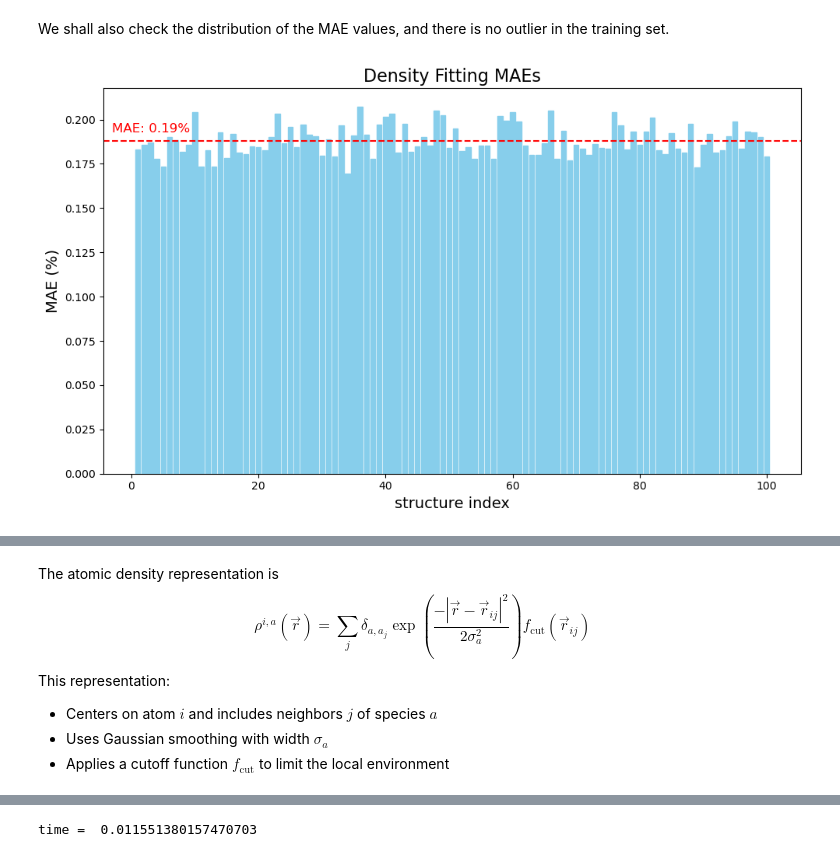
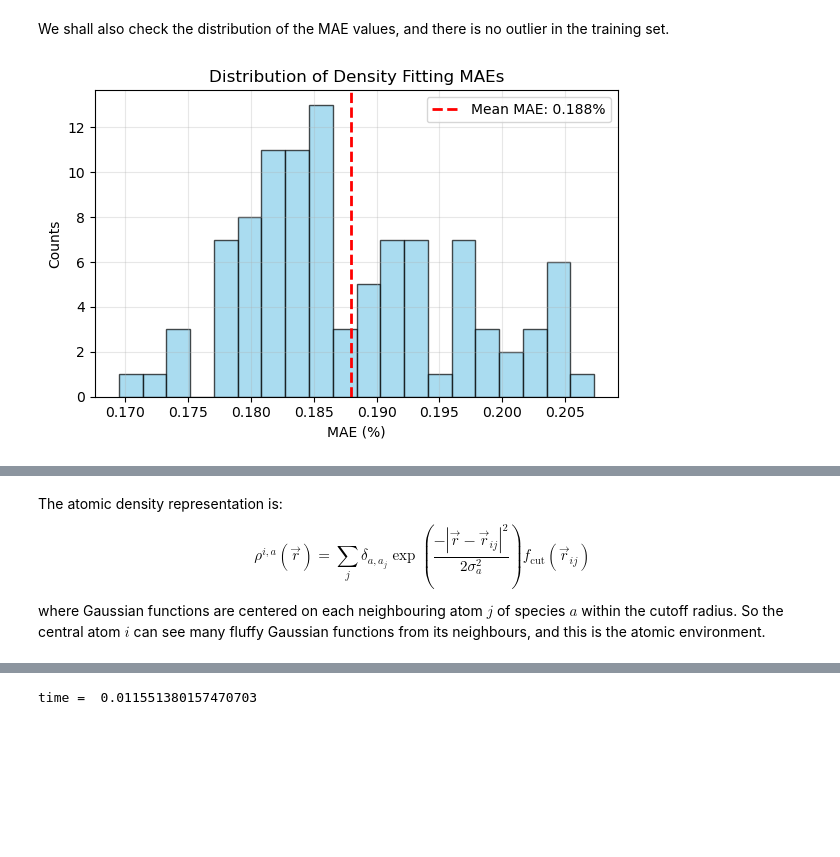
Before and after one commit to mahrossi/inct-tutorial-2025, a Jupyter notebook: SALTED-tutorial/salted-notebook.ipynb, the cells around one changed output, grey strips where cells are left out. Drawn from its saved outputs; the diff is of its cells as text; code cells hidden in the pictures; blank space fills up the shorter version.

```diff
--- a/SALTED-tutorial/salted-notebook.ipynb
+++ b/SALTED-tutorial/salted-notebook.ipynb
@@ -159,26 +168,26 @@ time_cost = 9.55 s
 # %% [markdown]
 We shall also check the distribution of the MAE values, and there is no outlier in the training set.
 # %%
-""" Load the MAE data for density fitting, and visualize it using barplots"""
+""" Load the MAE data for density fitting, and visualize it using histogram"""
 
 data_df = np.loadtxt('df_maes')
-data_df_x = [int(i) for i in data_df.T[0]]
 data_df_y = data_df.T[1]
 
-fig, ax = plt.subplots(figsize=(10, 6))
-bars = ax.bar(data_df_x, data_df_y, color='skyblue', edgecolor='skyblue')
-ax.axhline(y=np.mean(data_df_y), color='red', linestyle='--', label='Mean MAE')
-ax.text(-3, np.mean(data_df_y) + 0.005, f'MAE: {np.mean(data_df_y):.2f}%', color='red', fontsize=12)
+fig, ax = plt.subplots(figsize=(6, 4))
+n, bins, patches = ax.hist(data_df_y, bins=20, color='skyblue', edgecolor='black', alpha=0.7)
+ax.axvline(x=np.mean(data_df_y), color='red', linestyle='--', linewidth=2, label=f'Mean MAE: {np.mean(data_df_y):.3f}%')
 
-# Add title and labels with a custom font size
-ax.set_title('Density Fitting MAEs', fontsize=16)
-ax.set_xlabel('structure index', fontsize=14)
-ax.set_ylabel('MAE (%)', fontsize=14)
+# Add title and labels
+ax.set_title('Distribution of Density Fitting MAEs')
+ax.set_xlabel('MAE (%)')
+ax.set_ylabel('Counts')
+ax.legend()
+ax.grid(True, alpha=0.3)
 
 plt.tight_layout()
 plt.show()
 # %% [output]
-[figure, old version]
+[figure, new version]
 # %% [markdown]
 ## Atomic environments and Visualization
 
@@ -186,14 +195,12 @@ The SOAP descriptor (or atomic environment) is atom-centered, and its correspond
 
 ![SOAP descriptor](./SOAP_illustration_with_kernel.png)
 # %% [markdown]
-The atomic density representation is
+The atomic density representation is:
 $$
 \rho^{i,a} (\vec{r})
 = \sum_j \delta_{a,a_j}
 \exp \left( \dfrac{- |\vec{r} - \vec{r}_{ij}|^2}{2 \sigma_a^2} \right)
 f_\mathrm{cut} (\vec{r}_{ij})
 $$
-This representation:
-- Centers on atom $i$ and includes neighbors $j$ of species $a$
-- Uses Gaussian smoothing with width $\sigma_a$
-- Applies a cutoff function $f_\mathrm{cut}$ to limit the local environment
+where Gaussian functions are centered on each neighbouring atom $j$ of species $a$ within the cutoff radius.
+So the central atom $i$ can see many fluffy Gaussian functions from its neighbours, and this is the atomic environment.
```
Also changed, not shown: parts of 22 cells of this notebook.
